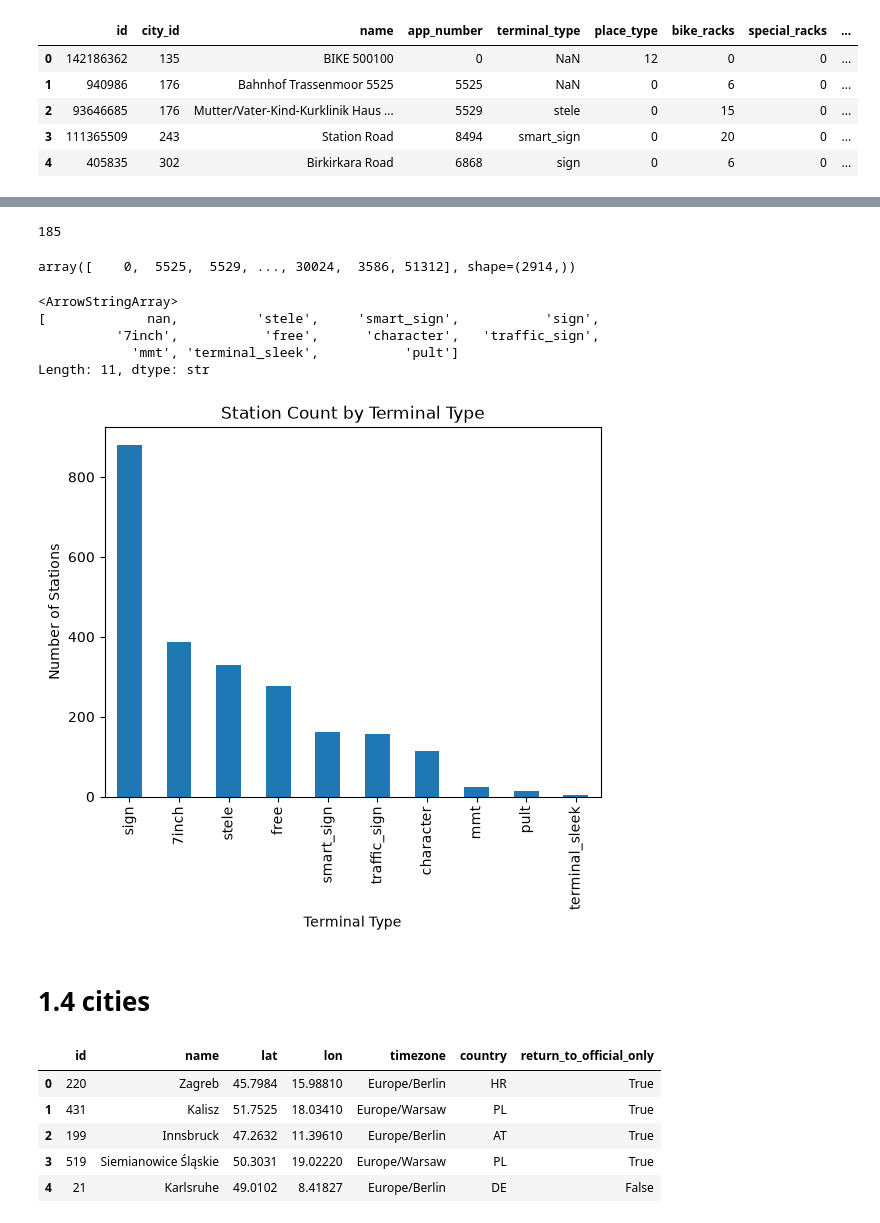
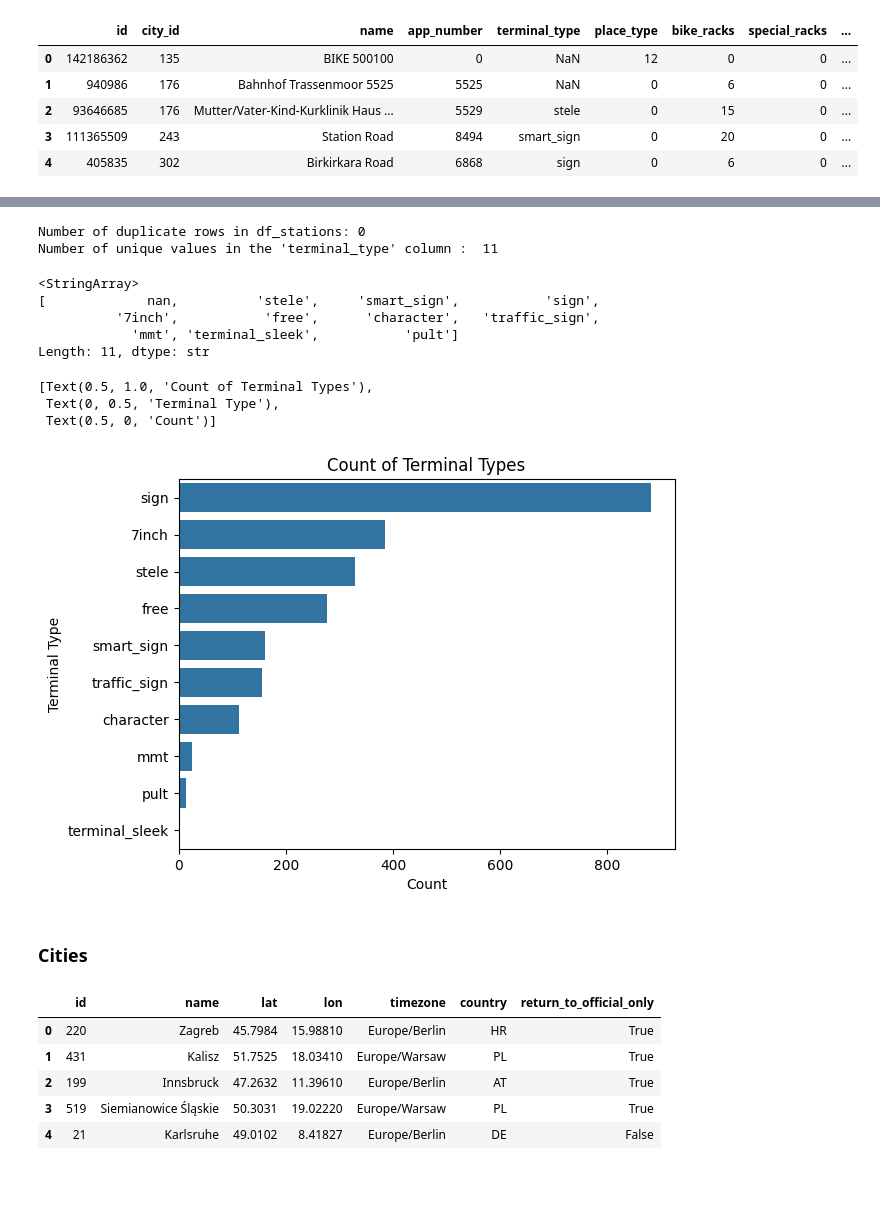
Before and after one commit to Memeel/ML_Challenge, a Jupyter notebook: notebook/challenge.ipynb, the cells around one changed output, grey strips where cells are left out. Drawn from its saved outputs; the diff is of its cells as text; code cells hidden in the pictures; blank space fills up the shorter version.

```diff
--- a/notebook/challenge.ipynb
+++ b/notebook/challenge.ipynb
@@ -319,38 +258,34 @@ array([135, 176, 243, 302, 729, 629, 184, 833, 134, 767, 431, 281, 174,
-# %%
-len(df_stations["city_id"].unique())
-# %% [output]
-185
-# %%
-df_stations["app_number"].unique()
-# %% [output]
-array([    0,  5525,  5529, ..., 30024,  3586, 51312], shape=(2914,))
 # %%
+print("Number of duplicate rows in df_stations:", df_stations.duplicated().sum())
+print("Number of unique values in the 'terminal_type' column : ", len(df_stations["terminal_type"].unique()))
+
 df_stations["terminal_type"].unique()
 # %% [output]
-<ArrowStringArray>
-[             nan,          'stele',     'smart_sign',           'sign',
-          '7inch',           'free',      'character',   'traffic_sign',
-            'mmt', 'terminal_sleek',           'pult']
-Length: 11, dtype: str
+Number of duplicate rows in df_stations: 0
+Number of unique values in the 'terminal_type' column :  11
+<StringArray>
+[             nan,          'stele',     'smart_sign',           'sign',
+          '7inch',           'free',      'character',   'traffic_sign',
+            'mmt', 'terminal_sleek',           'pult']
+Length: 11, dtype: str
 # %%
-# 1. Get exact value counts as a table
-df_stations['terminal_type'].value_counts()
-
-# 2. Get percentage distribution across hardware types[cite: 5]
-df_stations['terminal_type'].value_counts(normalize=True) * 100
-
-# 3. Quick Pandas vertical bar chart
-df_stations['terminal_type'].value_counts().plot(
-    kind='bar',
-    xlabel='Terminal Type',
-    ylabel='Number of Stations',
-    title='Station Count by Terminal Type'
+stations_count = df_stations['terminal_type'].value_counts()
+sns_barplot = sns.barplot(
+    y=stations_count.index,
+    x=stations_count.values
+    )
+sns_barplot.set(
+    title="Count of Terminal Types",
+    ylabel="Terminal Type",
+    xlabel="Count"
 )
-plt.show()
 # %% [output]
+[Text(0.5, 1.0, 'Count of Terminal Types'),
+ Text(0, 0.5, 'Terminal Type'),
+ Text(0.5, 0, 'Count')]
-[figure, old version]
+[figure, new version]
 # %% [markdown]
-# 1.4 cities
+### Cities
 # %%
 df_cities.head()
 # %% [output]
```
Also changed, not shown: parts of 49 cells of this notebook.
